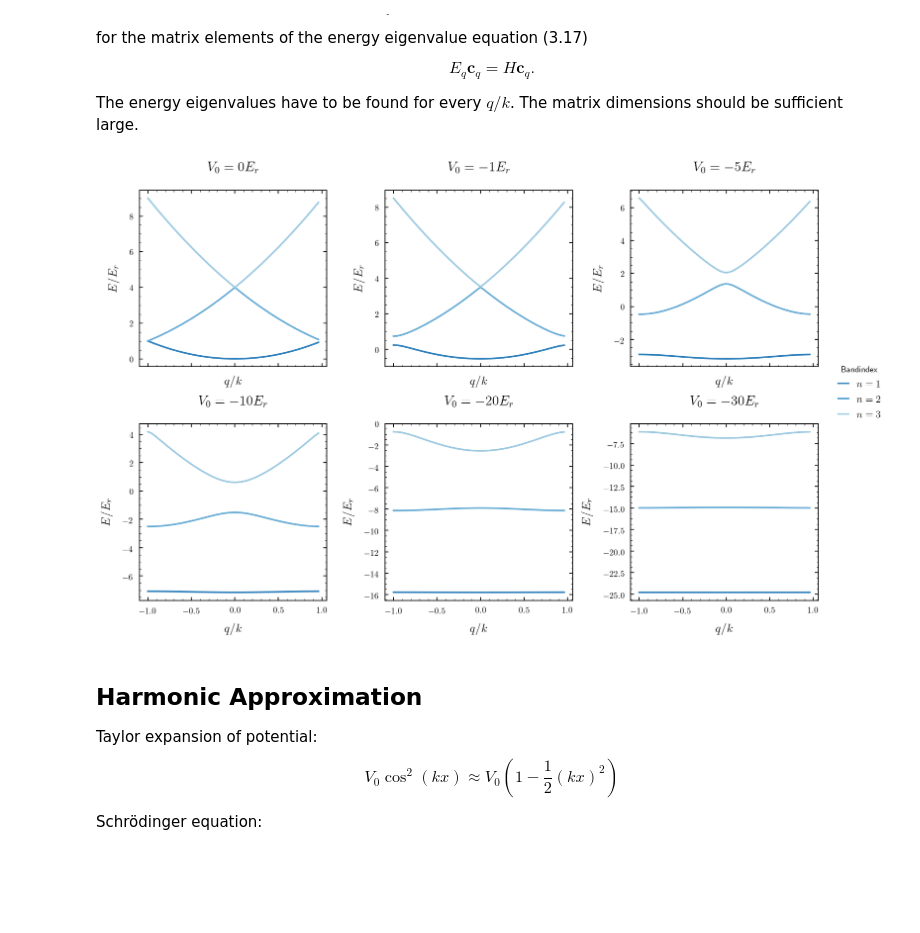
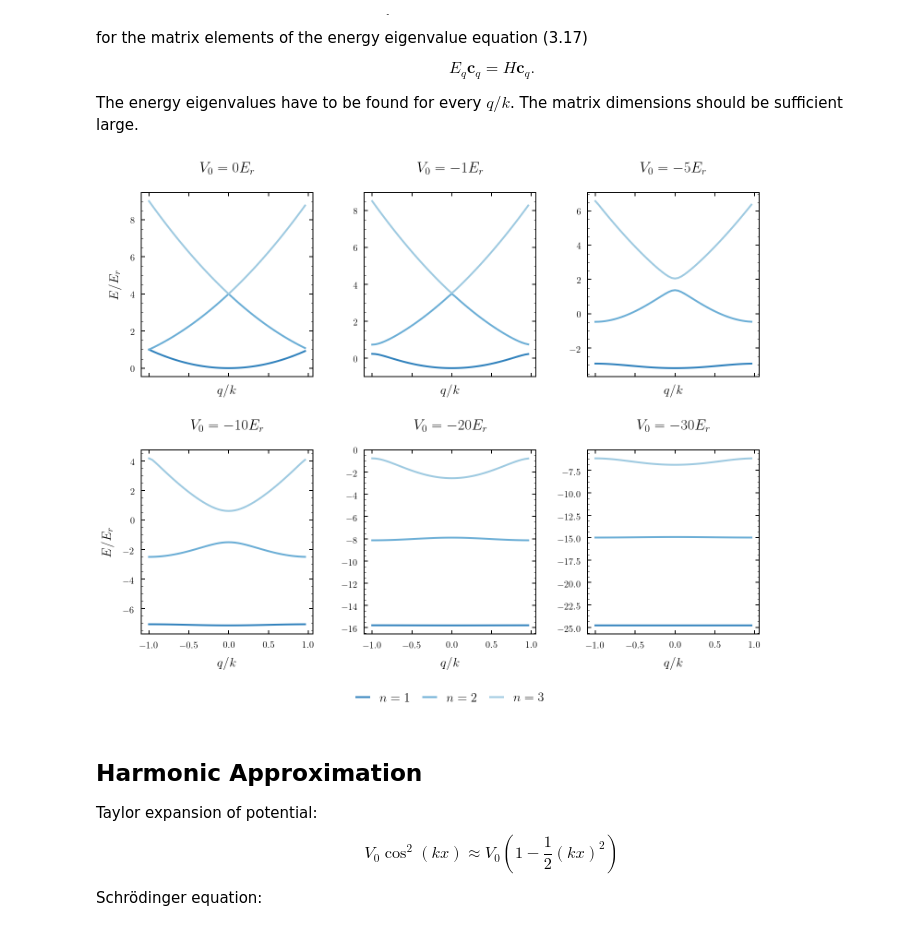
Before and after one commit to bodokaiser/bachelor-thesis, a Jupyter notebook: notebook/evaluation/lattice-scales.ipynb, the cells around one changed output. Drawn from its saved outputs; the diff is of its cells as text; code cells hidden in the pictures; blank space fills up the shorter version.

Commit message:
replaced energy scale figures with pgf

```diff
--- a/notebook/evaluation/lattice-scales.ipynb
+++ b/notebook/evaluation/lattice-scales.ipynb
@@ -90,30 +90,30 @@ E = np.array([energies(hamiltonian(V0, qk)) for V0 in V0])
 # %%
 fig, axes = plt.subplots(ncols=3, nrows=2, figsize=(12, 8), sharex=True)
 
 for i, j in enumerate([0, 1, 5]):
     axes[0][i].set_title(f'$V_0={V0[j]}E_r$')
     axes[0][i].set_xlabel('$q/k$')
-    axes[0][i].set_ylabel('$E/E_r$')
 
     for k in range(3):
         axes[0][i].plot(qk, E[j,k], label=f'$n={k+1}$', color=cmap.colors[k])
 
 for i, j in enumerate([10, 20, 30]):
     axes[1][i].set_title(f'$V_0={V0[j]}E_r$')
     axes[1][i].set_xlabel('$q/k$')
-    axes[1][i].set_ylabel('$E/E_r$')
 
     for k in range(3):
         axes[1][i].plot(qk, E[j,k], label=f'$n={k+1}$', color=cmap.colors[k])
 
-handles, labels = axes[1][-1].get_legend_handles_labels()
+axes[0][0].set_ylabel('$E/E_r$')
+axes[1][0].set_ylabel('$E/E_r$')
+axes[1][1].legend(loc='upper center', bbox_to_anchor=(0.5, -0.25), ncol=3)
 
-plt.figlegend(handles, labels, title='Bandindex', bbox_to_anchor=(1.08, 0.58))
-plt.tight_layout()
+plt.subplots_adjust(hspace=.4, wspace=.3, top=.98, bottom=.15)
 plt.savefig(os.path.join(figdir, 'structure.pdf'))
+plt.savefig(os.path.join(figdir, 'structure.pgf'))
 plt.show()
 # %% [output]
-[figure, old version]
+[figure, new version]
 # %% [markdown]
 ## Harmonic Approximation
 
```
Also changed, not shown: parts of 4 cells of this notebook, 12 other files.
